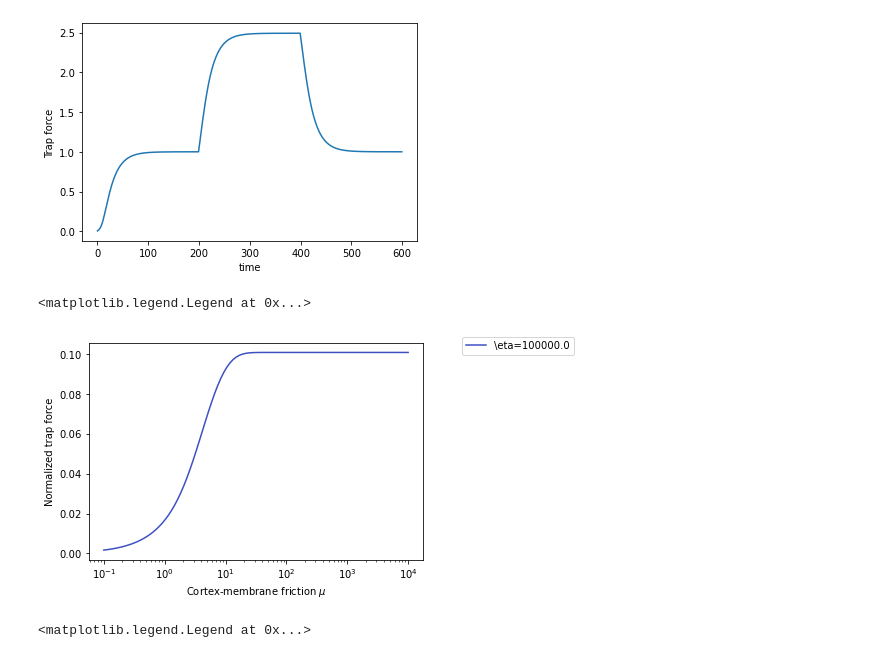
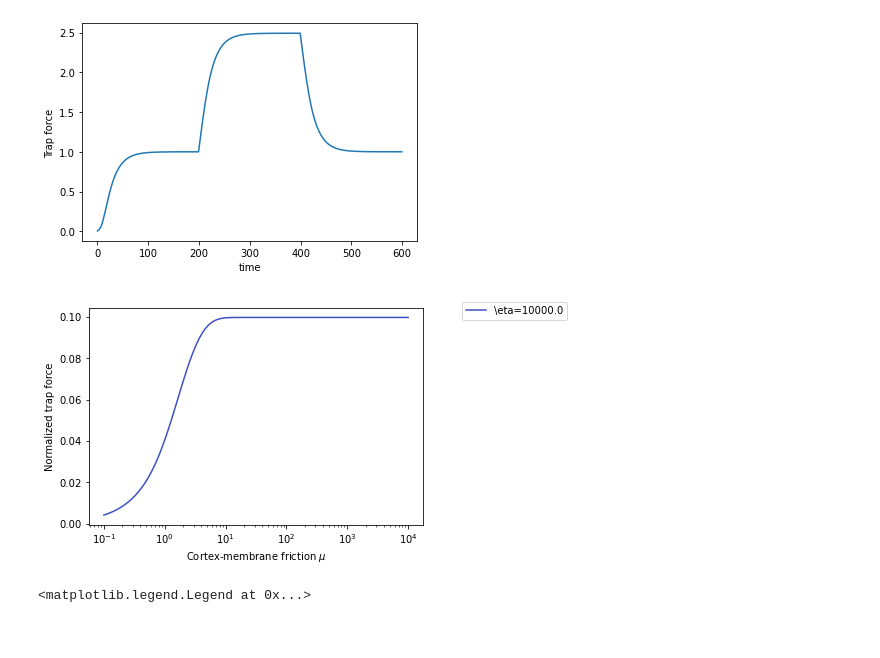
Before and after one commit to VirtualEmbryo/membrane-cortex-tension, a Jupyter notebook: main.ipynb, the cells around one changed output. Cells and saved outputs as stored; diff of their text form; code cells hidden in the pictures.

```diff
--- a/main.ipynb
+++ b/main.ipynb
@@ -94,8 +94,8 @@ import matplotlib.cm as cm
 
 n_elements = 200
 # Physical parameters
-k = 25.                # [pN/um]
-L = 50.                # [um] System size length
+k = 100.                # [pN/um]
+L = 20.                # [um] System size length
 eta = 10000            # [pN s/ um] 2D viscosity of the cortex
 mu = 100               # [pN s/um^3] friction coefficient
 
@@ -103,7 +103,7 @@ imposed_displacement = 0.01 * L    # [um]  imposed displacement 5% of the membra
 imposed_velocity = 0.0
 time_step = 0.1
 
-tf = 20
+tf = 10
 average_force = []
 time_current = 0
 i = 0
@@ -167,7 +167,9 @@ imposed_displacement = 0.00 * L    # [um]  imposed displacement 5% of the membra
 imposed_velocity = 0.05
 time_current = 0
 i=0
-tf = 21
+tf = 5
+total_steps = tf/time_step
+
 problem = Solver(L,
         n_elements,
         k,
@@ -191,7 +193,7 @@ while time_current< tf:
         problem.solve(bc)
         membrane_force = project(k*problem.q_solution.sub(0).dx(0), problem.Q.sub(0).collapse())
         average_force= np.append(average_force, membrane_force(L/2))
-        if i%20 == 0:
+        if i%5 == 0:
                 plt.figure(1)
                 plot(membrane_force, label=f"t={time_current:1.1f}",color=cm.coolwarm(i/(total_steps)))
         time_current += time_step
@@ -202,7 +204,7 @@ while time_current< tf:
 plt.xlabel(r"$\xi$ position [$\mu$m]",size=15)
 # plt.ylabel(r"k$\partial x/\partial \xi$")
 plt.ylabel("Membrane tension " + r"k$\partial x/\partial \xi$",size=15)
-plt.ylim(-.1, 1.)
+plt.ylim(-.1, 2.)
 plt.legend(loc='upper left')
 plt.legend(bbox_to_anchor=(1.1, 1.10))
 # %% [output]
@@ -295,42 +297,42 @@ i = 0
 tf = 10
 imposed_displacement = 0.0*L
 imposed_velocity = 0.02
-k = 10                 # [pN/um]
-L = 20.                # [um] System size length
-eta = 100000
+k = 25                 # [pN/um]
+L = 50.                # [um] System size length
+eta = 10000
 time_step = 0.1
 
 average_force = []
 time = []
 force_at_time_t = []
 for mu in Mu:
     average_force = []
     problem = Solver(L,
                     n_elements,
                     k,
                     eta,
                     mu,
                     imposed_displacement,
                     imposed_velocity,
                     time_step)
     bc = ([DirichletBC(problem.Q, Constant((0.,0.)), left_end),
             DirichletBC(problem.Q.sub(1), problem.imposed_velocity, right_end),
             DirichletBC(problem.Q.sub(0), problem.imposed_displacement, right_end)])
     average_force = trap_force(problem, bc,time_step, tf)
     force_at_time_t = np.append(force_at_time_t, average_force[-1])
 
 i+=1
 
 plt.figure(1)
 plt.semilogx(Mu,force_at_time_t, label=f"\eta={eta:1.1f}",color=cm.coolwarm(i/len(Mu)))
 
 plt.xlabel(r'Cortex-membrane friction $\mu$')
 plt.ylabel('Normalized trap force')
 plt.legend(loc='upper left')
 plt.legend(bbox_to_anchor=(1.1, 1.05))
+from tikzplotlib import save as tikz_save
 # %% [output]
-<matplotlib.legend.Legend at 0x...>
-[figure, old version]
+[figure, new version]
 # %%
 def trap_force(problem, bc, time_step,tf):
     time_current = 0
```
Also changed, not shown: parts of 7 cells of this notebook.
